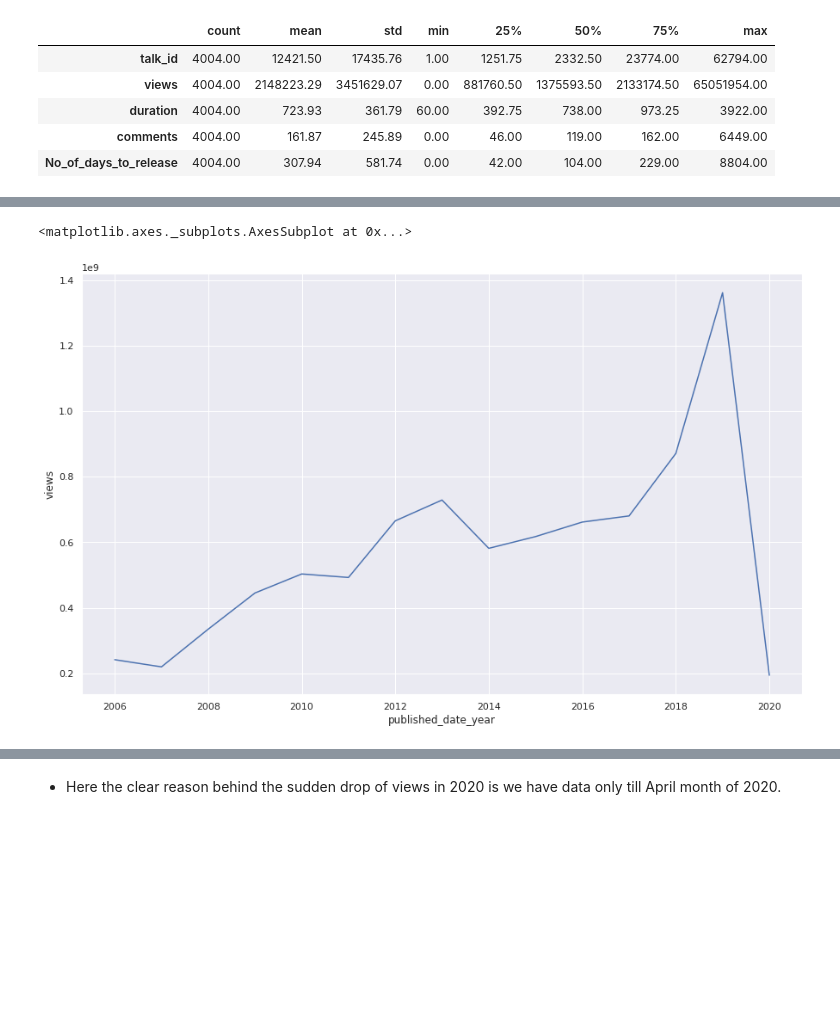
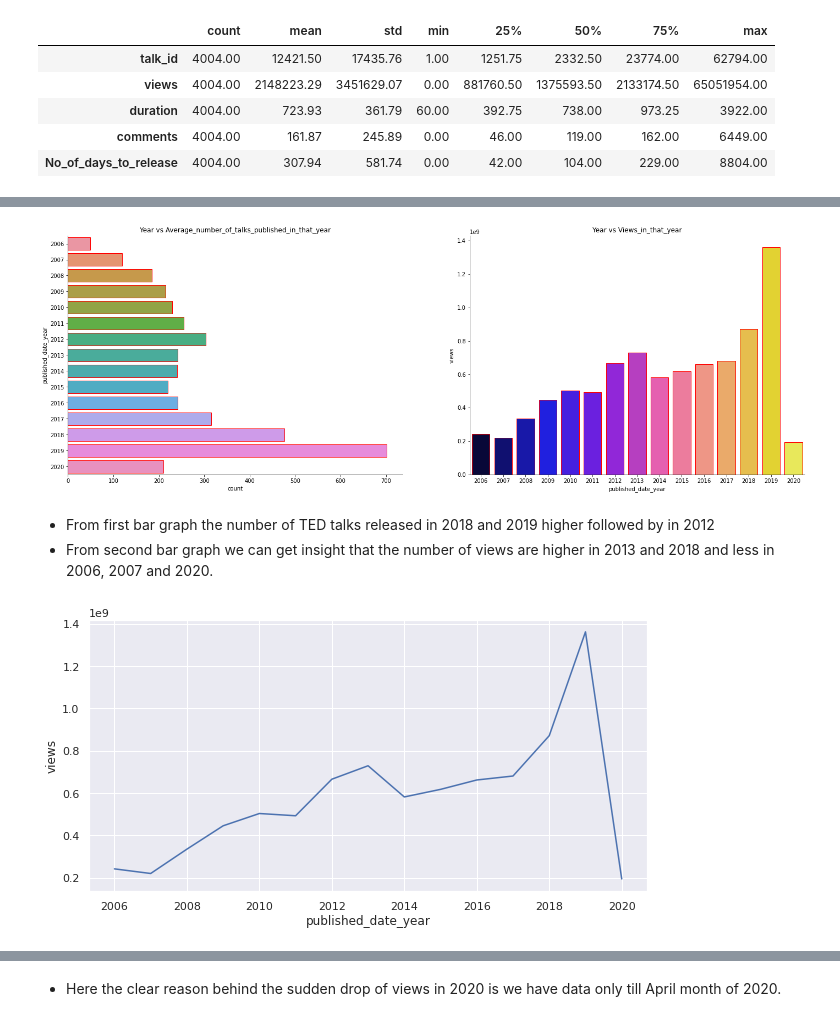
Before and after one commit to Tauseef-09/TED_Talk_Views_Prediction, a Jupyter notebook: TED_Talk_Views_Prediction_individual_colab.ipynb, the cells around one changed output, grey strips where cells are left out. Drawn from its saved outputs; the diff is of its cells as text; code cells hidden in the pictures; blank space fills up the shorter version.

```diff
--- a/TED_Talk_Views_Prediction_individual_colab.ipynb
+++ b/TED_Talk_Views_Prediction_individual_colab.ipynb
@@ -142,5 +271,9 @@ dtype: float64
 # %% [markdown]
 * We can clearly see that null values are present in 'all_speakers', 'occupations', 'about_speakers', 'recorded_date' and 'comments' columns.
 * Most of the features are of 'object' data type.
+# %%
+# Dropping unnecessary columns
+
+Ted_data.drop(columns = ['about_speakers', 'related_talks', 'url', 'description', 'transcript'], inplace = True)
 # %% [markdown]
 ---
@@ -154,7 +282,3 @@ from sklearn.compose import ColumnTransformer
-# %%
-# The 'about_speakers' column seems to look not important for our model training so we are dropping it.
-
-Ted_data.drop(columns = ['about_speakers'], inplace = True)
 # %%
 # the columns to be treated of null values are stored in a variable.
 
@@ -231,0 +374,17 @@ Ted_non_null_df['comments'] = Ted_non_null_df['comments'].astype('int64')
+# %%
+# Finding the no of days it took for a recorded Ted talk to get published.
+
+from datetime import datetime
+
+Ted_date_col = Ted_non_null_df[['recorded_date', 'published_date']]
+
+def days_num(rd, pd):
+
+    '''This function gives the difference between the two given dates after parsing them into date time type'''
+    date_format = "%Y-%m-%d"
+    a = datetime.strptime(rd , date_format)
+    b = datetime.strptime(pd , date_format)
+    delta = b - a
+    return delta.days
+
+Ted_non_null_df['No_of_days_to_release'] = Ted_date_col.apply(lambda x: days_num(x['recorded_date'], x['published_date']),axis=1)
@@ -332,2 +461,0 @@ Ted_non_null_df.head(2)
-# %%
-Ted_non_null_df.drop(columns = ['recorded_date', 'published_date'], inplace = True)
@@ -334,10 +500,29 @@ Ted_non_null_df.drop(columns = ['recorded_date', 'published_date'], inplace = Tr
+# %%
+
+fig, axes = plt.subplots(nrows=1, ncols=2, figsize=(24, 8))
+ax = axes.flatten()
+
+sns.countplot(data = Ted_non_null_df , y= 'published_date_year', edgecolor='r', ax=ax[0])
+ax[0].set_title('Year vs Average_number_of_talks_published_in_that_year')
+
+
+year_views  =Ted_non_null_df.groupby('published_date_year')['views'].sum().reset_index()
+sns.barplot(data =year_views , x = 'published_date_year' , y = 'views',palette = 'gnuplot2', edgecolor='r', ax=ax[1])
+ax[1].set_title('Year vs Views_in_that_year')
+
+sns.despine(fig)
+# %% [output]
+[figure, added]
+# %% [markdown]
+* From first bar graph the number of TED talks released in 2018 and 2019 higher followed by in 2012
+* From second bar graph we can get insight that the number of views are higher in 2013 and 2018 and less in 2006, 2007 and 2020.
 # %%
 
 l_plot_data = Ted_non_null_df.groupby('published_date_year')['views'].sum().reset_index()
-sns.set(rc = {'figure.figsize':(15, 9)})
+sns.set(rc = {'figure.figsize':(10, 5)})
 sns.lineplot(l_plot_data['published_date_year'], l_plot_data['views'])
+plt.show()
 # %% [output]
-<matplotlib.axes._subplots.AxesSubplot at 0x...>
-[figure, old version]
+[figure, new version]
 # %%
 
```
Also changed, not shown: parts of 121 cells of this notebook.
